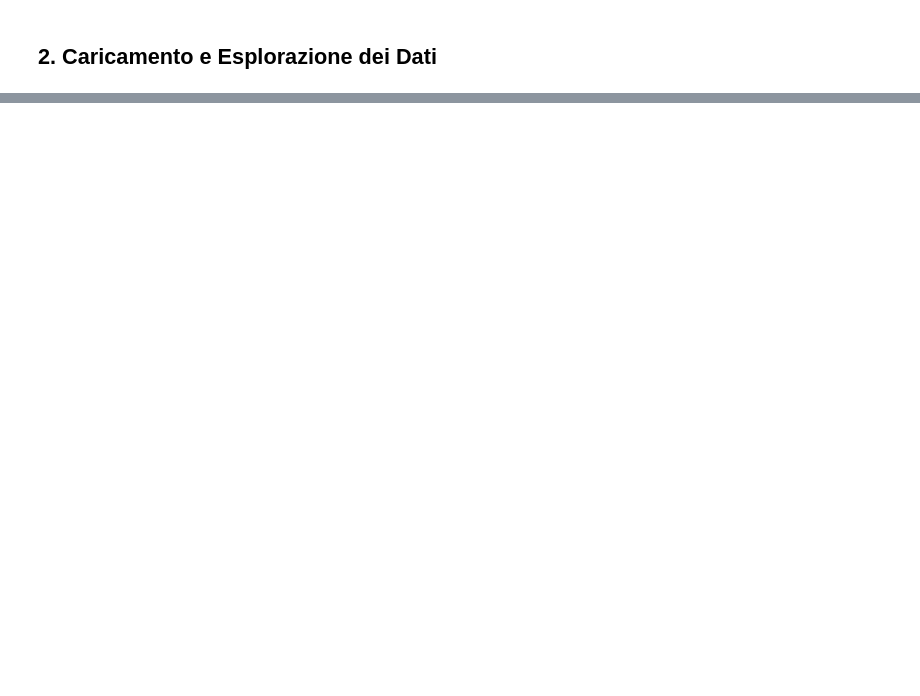
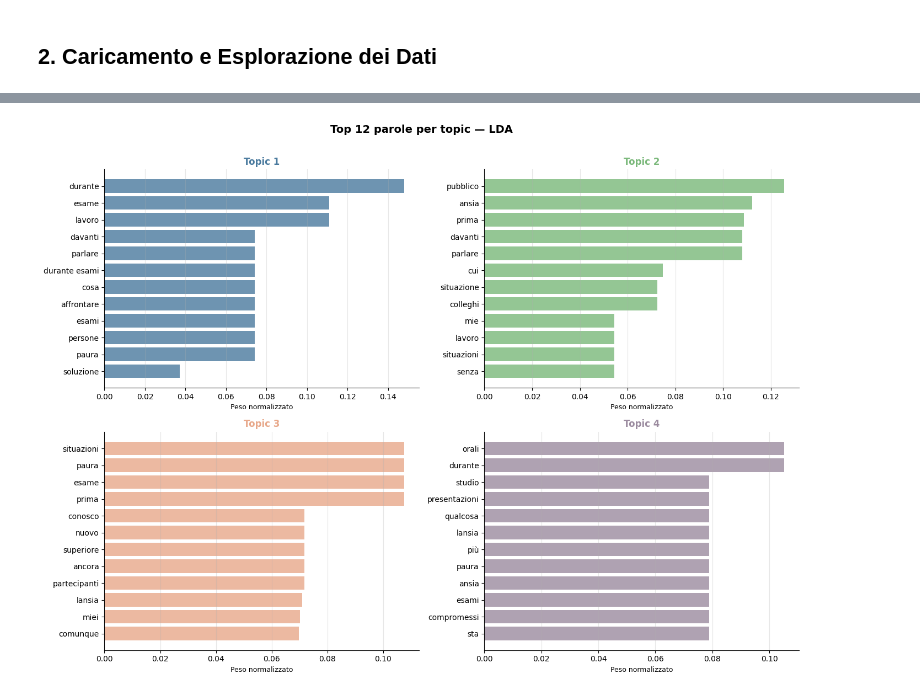
Before and after one commit to gaiacassinelli1/Project-Work, a Jupyter notebook: notebook/analisi_sentiment.ipynb, the cells around one changed output, grey strips where cells are left out. Saved outputs shown, nothing was run; the diff lists cells and outputs as text; code cells hidden in the pictures; blank space fills up the shorter version.

```diff
--- a/notebook/analisi_sentiment.ipynb
+++ b/notebook/analisi_sentiment.ipynb
@@ -1027,0 +281,16 @@ Tokenizer salvato: ../output/sentiment_tokenizer.pkl
+# %%
+N_TOPICS = 4
+
+lda = LatentDirichletAllocation(
+    n_components=N_TOPICS, max_iter=100, learning_method='batch',
+    random_state=42, doc_topic_prior=0.1, topic_word_prior=0.01)
+lda.fit(X_counts)
+
+print(f"LDA addestrata  {N_TOPICS} topic  perplexity: {lda.perplexity(X_counts):.1f}")
+print()
+print("Top 15 parole per topic:\n")
+for i, topic_vec in enumerate(lda.components_):
+    top_idx = topic_vec.argsort()[:-16:-1]
+    words = [feature_names[j] for j in top_idx]
+    print(f"  Topic {i+1}: {', '.join(words)}")
+    print()
@@ -1027,0 +309,25 @@ Tokenizer salvato: ../output/sentiment_tokenizer.pkl
+# %%
+fig, axes = plt.subplots(2, 2, figsize=(14, 10))
+axes = axes.flatten()
+colors = ['#4A7A9E', '#7AB87A', '#E8A88A', '#9B8B9F']
+
+for i, (ax, topic_vec) in enumerate(zip(axes, lda.components_)):
+    top_n = 12
+    top_idx = topic_vec.argsort()[:-top_n - 1:-1]
+    words = [feature_names[j] for j in top_idx]
+    scores_norm = topic_vec[top_idx] / topic_vec[top_idx].sum()
+    ax.barh(range(top_n), scores_norm[::-1], color=colors[i], alpha=0.8)
+    ax.set_yticks(range(top_n))
+    ax.set_yticklabels(words[::-1], fontsize=10)
+    ax.set_xlabel('Peso normalizzato', fontsize=9)
+    ax.set_title(f'Topic {i+1}', fontsize=12, fontweight='bold', color=colors[i])
+    ax.grid(axis='x', alpha=0.3)
+    ax.spines['top'].set_visible(False)
+    ax.spines['right'].set_visible(False)
+
+plt.suptitle('Top 12 parole per topic — LDA', fontsize=14, fontweight='bold', y=1.01)
+plt.tight_layout()
+plt.savefig('../images/lda_topic_words.png', dpi=130, bbox_inches='tight')
+plt.show()
+# %% [output]
+[figure, added]
```
Also changed, not shown: parts of 68 cells of this notebook, 19 other files.
